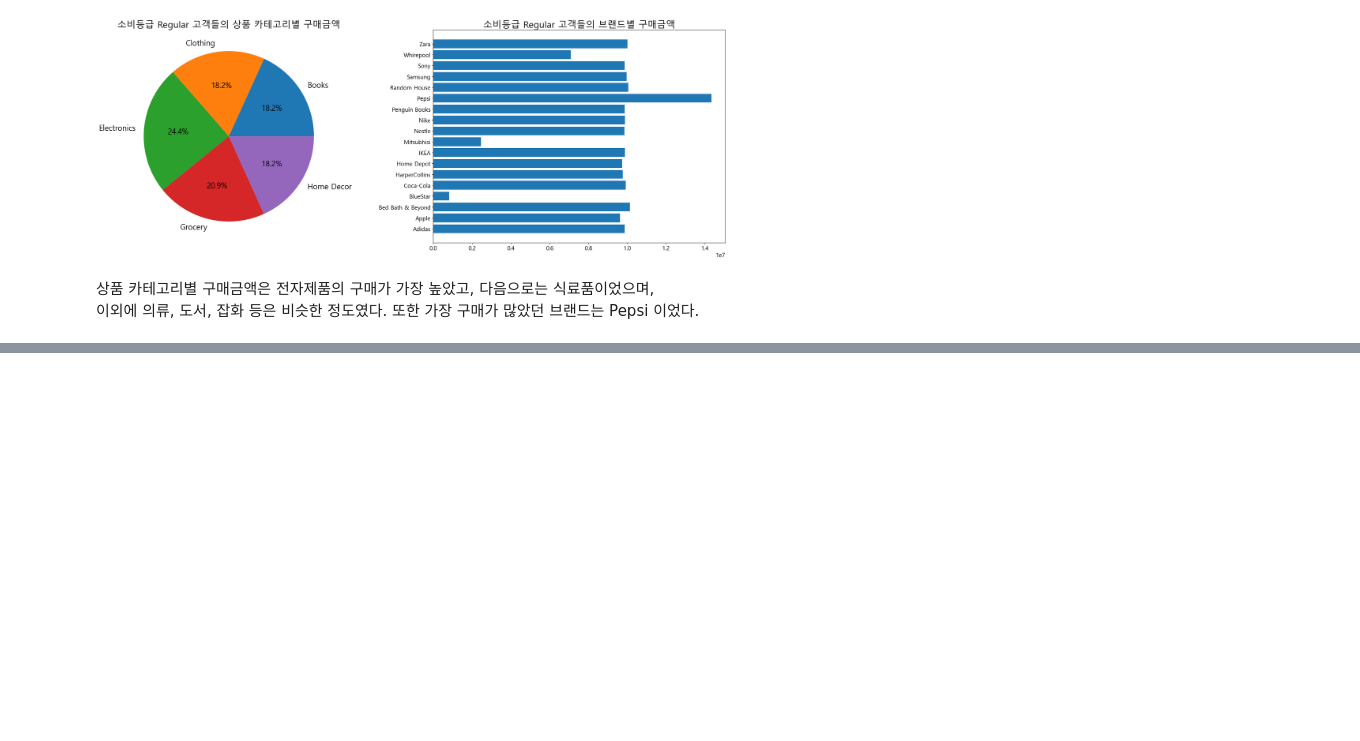
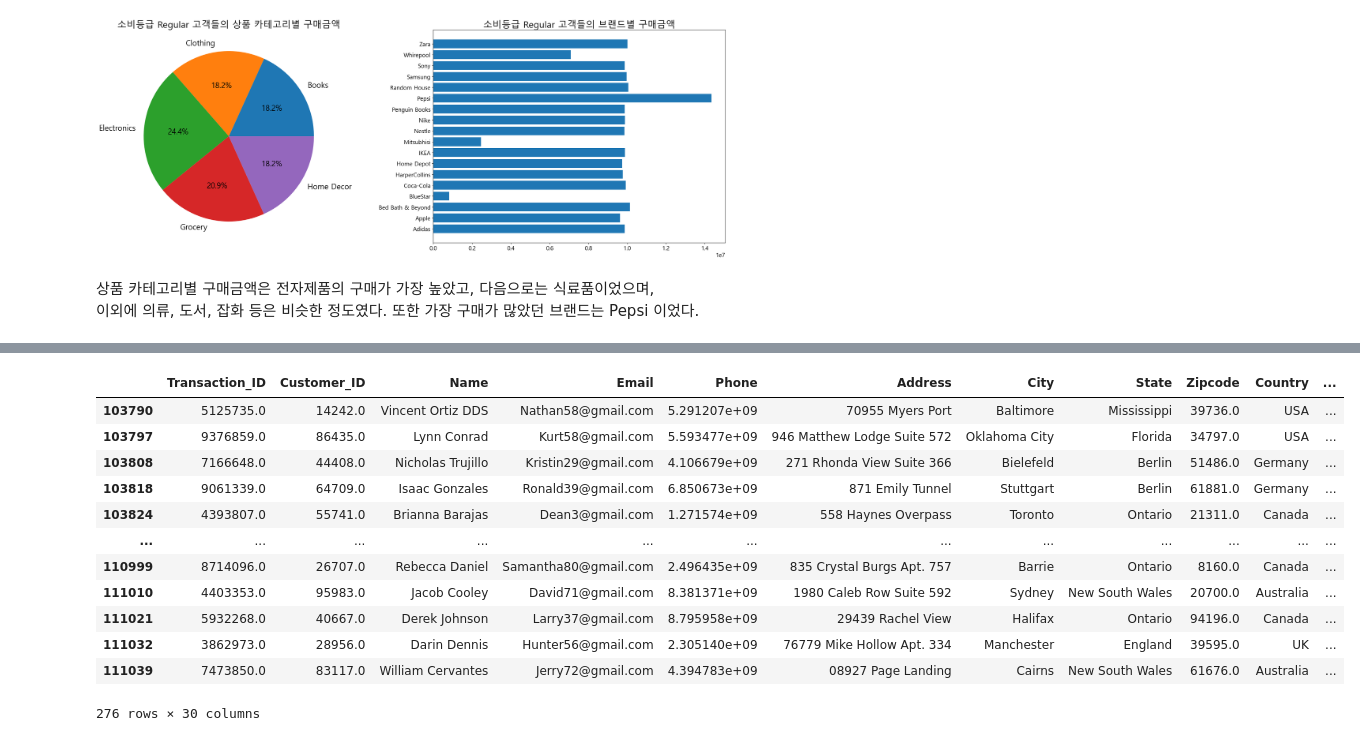
Before and after one commit to youscd/Retail_data_Analysis, a Jupyter notebook: 분석 시각화.ipynb, the cells around one changed output, grey strips where cells are left out. Cells and saved outputs as stored; diff of their text form; code cells hidden in the pictures; blank space fills up the shorter version.

```diff
--- a/분석 시각화.ipynb
+++ b/분석 시각화.ipynb
@@ -889,0 +1199,3 @@ plt.show()
+# %%
+df_2023 = df[df['Year'] == 2023].reset_index().iloc[:,1:]
+df_2023.groupby('Month')[['Transaction_ID']].count().sort_values(by='Transaction_ID', ascending=False)
@@ -889,0 +1217,16 @@ plt.show()
+# %%
+df_2023[df_2023['Month'] == 'February']
+# %% [output]
+|  | Transaction_ID | Customer_ID | Name | Email | Phone | Address | City | State | Zipcode | Country | ... |
+| 103790 | 5125735.0 | 14242.0 | Vincent Ortiz DDS | Nathan58@gmail.com | 5.291207e+09 | 70955 Myers Port | Baltimore | Mississippi | 39736.0 | USA | ... |
+| 103797 | 9376859.0 | 86435.0 | Lynn Conrad | Kurt58@gmail.com | 5.593477e+09 | 946 Matthew Lodge Suite 572 | Oklahoma City | Florida | 34797.0 | USA | ... |
+| 103808 | 7166648.0 | 44408.0 | Nicholas Trujillo | Kristin29@gmail.com | 4.106679e+09 | 271 Rhonda View Suite 366 | Bielefeld | Berlin | 51486.0 | Germany | ... |
+| 103818 | 9061339.0 | 64709.0 | Isaac Gonzales | Ronald39@gmail.com | 6.850673e+09 | 871 Emily Tunnel | Stuttgart | Berlin | 61881.0 | Germany | ... |
+| 103824 | 4393807.0 | 55741.0 | Brianna Barajas | Dean3@gmail.com | 1.271574e+09 | 558 Haynes Overpass | Toronto | Ontario | 21311.0 | Canada | ... |
+| ... | ... | ... | ... | ... | ... | ... | ... | ... | ... | ... | ... |
+| 110999 | 8714096.0 | 26707.0 | Rebecca Daniel | Samantha80@gmail.com | 2.496435e+09 | 835 Crystal Burgs Apt. 757 | Barrie | Ontario | 8160.0 | Canada | ... |
+| 111010 | 4403353.0 | 95983.0 | Jacob Cooley | David71@gmail.com | 8.381371e+09 | 1980 Caleb Row Suite 592 | Sydney | New South Wales | 20700.0 | Australia | ... |
+| 111021 | 5932268.0 | 40667.0 | Derek Johnson | Larry37@gmail.com | 8.795958e+09 | 29439 Rachel View | Halifax | Ontario | 94196.0 | Canada | ... |
+| 111032 | 3862973.0 | 28956.0 | Darin Dennis | Hunter56@gmail.com | 2.305140e+09 | 76779 Mike Hollow Apt. 334 | Manchester | England | 39595.0 | UK | ... |
+| 111039 | 7473850.0 | 83117.0 | William Cervantes | Jerry72@gmail.com | 4.394783e+09 | 08927 Page Landing | Cairns | New South Wales | 61676.0 | Australia | ... |
+276 rows × 30 columns
```
Also changed, not shown: parts of 45 cells of this notebook.
